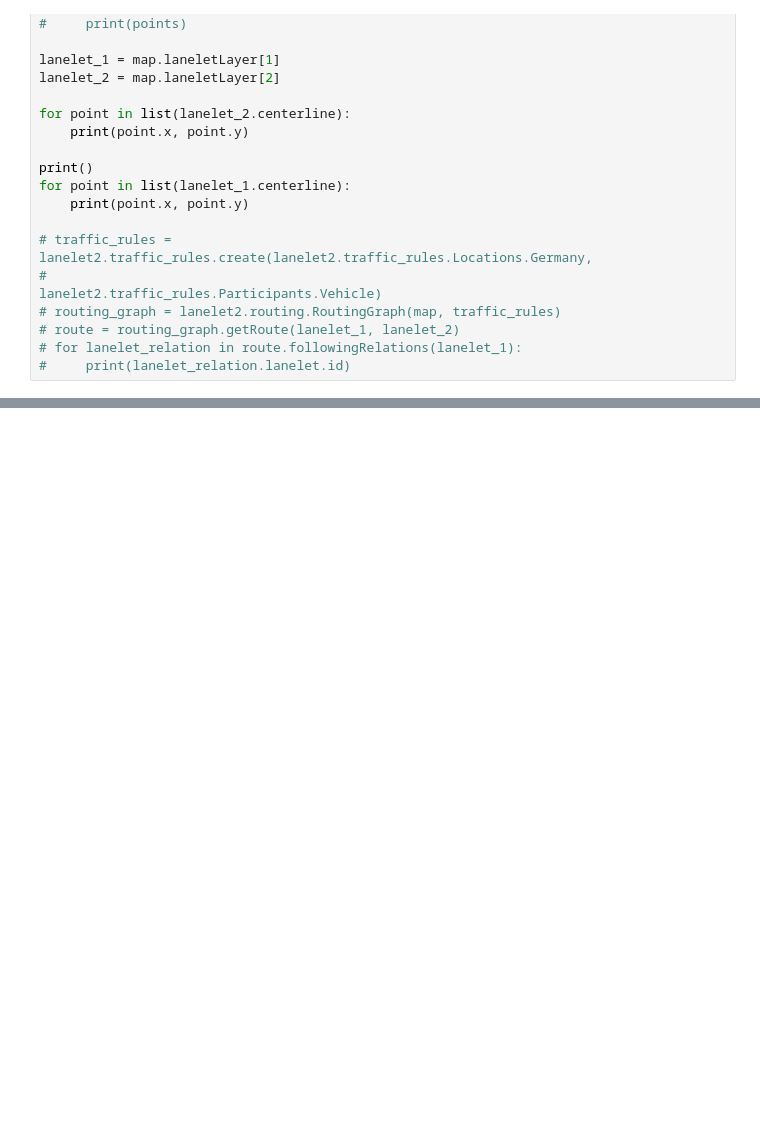
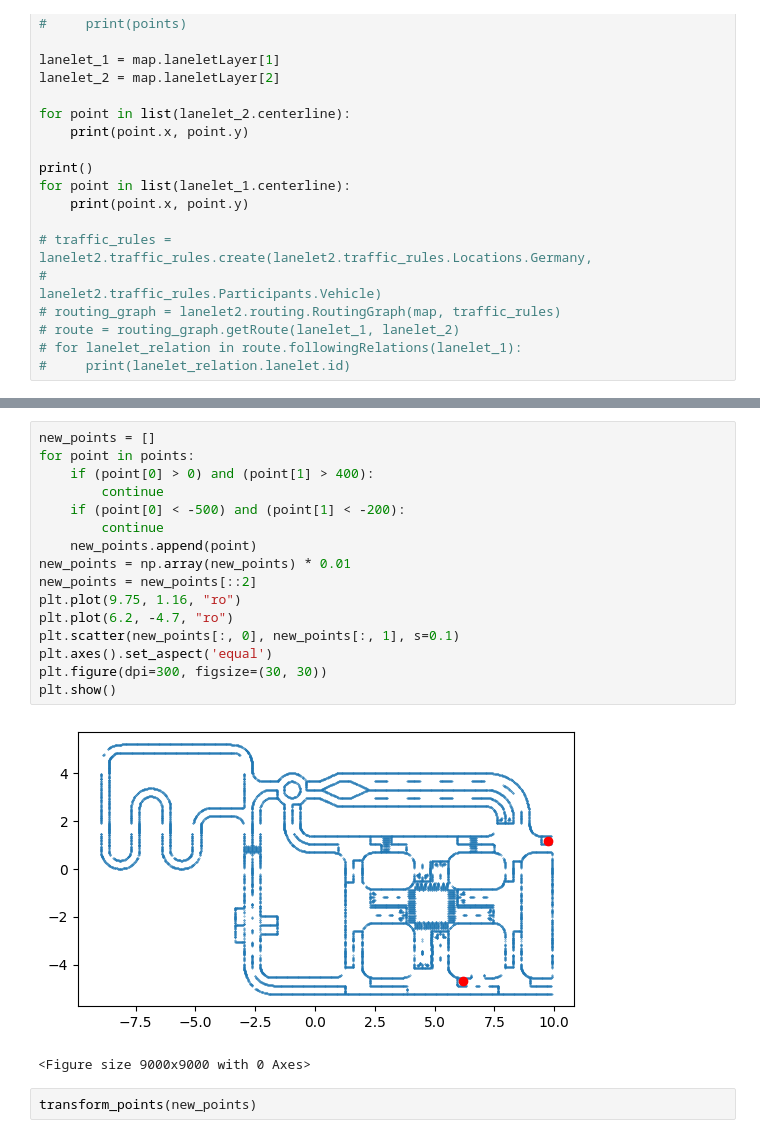
Before and after one commit to CAS-LRJ/ISS, a Jupyter notebook: ISS/algorithms/planning/global_planner/map_build.ipynb, the cells around one changed output, grey strips where cells are left out. Cells and saved outputs as stored; diff of their text form; blank space fills up the shorter version.

```diff
--- a/ISS/algorithms/planning/global_planner/map_build.ipynb
+++ b/ISS/algorithms/planning/global_planner/map_build.ipynb
@@ -236,0 +336,21 @@ for point in list(lanelet_1.centerline):
+# %%
+new_points = []
+for point in points:
+    if (point[0] > 0) and (point[1] > 400):
+        continue
+    if (point[0] < -500) and (point[1] < -200):
+        continue
+    new_points.append(point)
+new_points = np.array(new_points) * 0.01
+new_points = new_points[::2]
+plt.plot(9.75, 1.16, "ro")
+plt.plot(6.2, -4.7, "ro")
+plt.scatter(new_points[:, 0], new_points[:, 1], s=0.1)
+plt.axes().set_aspect('equal')
+plt.figure(dpi=300, figsize=(30, 30))
+plt.show()
+# %% [output]
+[figure, added]
+<Figure size 9000x9000 with 0 Axes>
+# %%
+transform_points(new_points)
```
Also changed, not shown: parts of 8 cells of this notebook, 13 other files.
